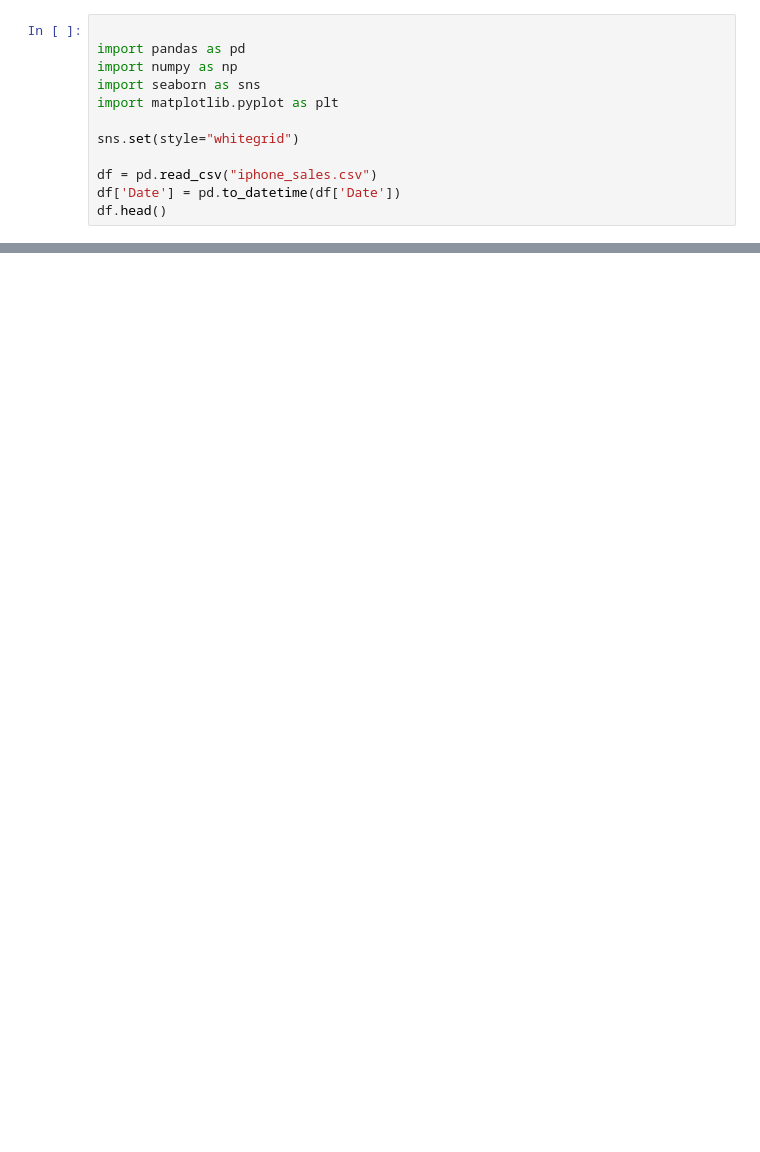
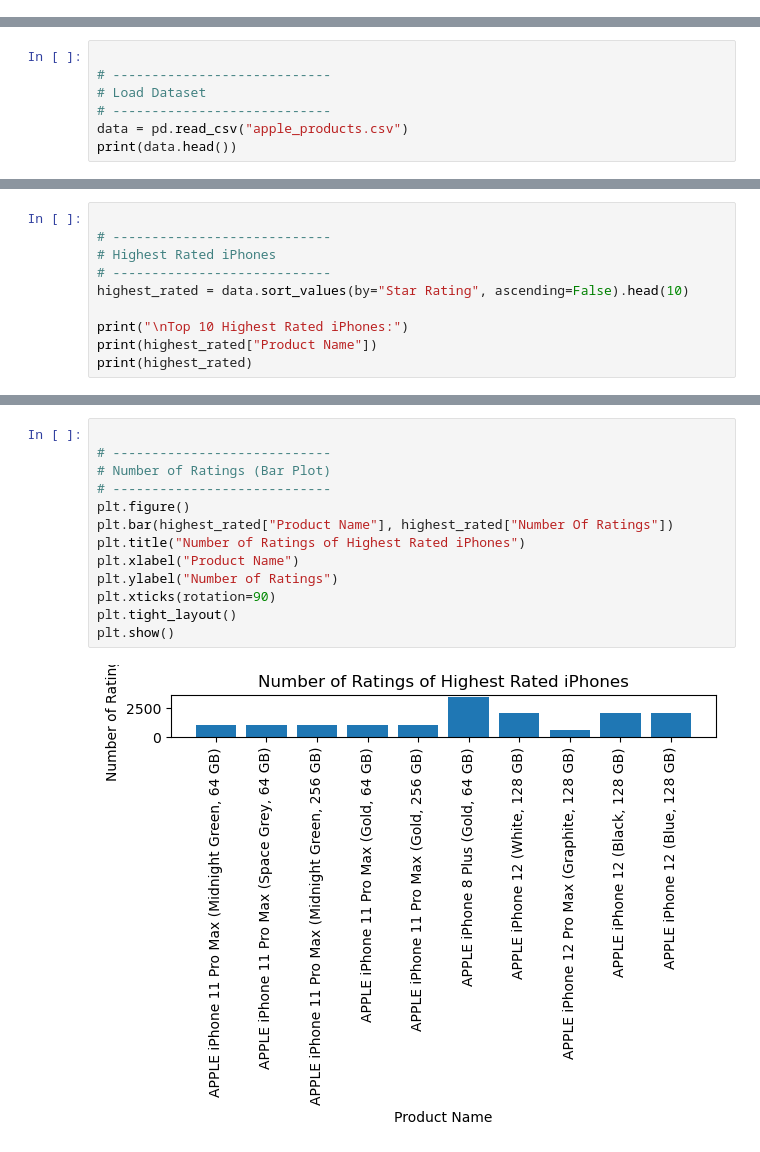
Before and after one commit to RishabhDhanola21/iPhone_Sale_Analysis, a Jupyter notebook: iPhone_Business_Insights.ipynb, the cells around one changed output, grey strips where cells are left out. Drawn from its saved outputs; the diff is of its cells as text; blank space fills up the shorter version.

```diff
--- a/iPhone_Business_Insights.ipynb
+++ b/iPhone_Business_Insights.ipynb
@@ -14,12 +0,0 @@ Dataset required: `iphone_sales.csv` (generated earlier).
-# %%
-
-import pandas as pd
-import numpy as np
-import seaborn as sns
-import matplotlib.pyplot as plt
-
-sns.set(style="whitegrid")
-
-df = pd.read_csv("iphone_sales.csv")
-df['Date'] = pd.to_datetime(df['Date'])
-df.head()
@@ -208,0 +6,7 @@ This is actionable business intelligence suitable for presentations, dashboards,
+# %%
+
+# ----------------------------
+# Load Dataset
+# ----------------------------
+data = pd.read_csv("apple_products.csv")
+print(data.head())
@@ -208,0 +80,10 @@ This is actionable business intelligence suitable for presentations, dashboards,
+# %%
+
+# ----------------------------
+# Highest Rated iPhones
+# ----------------------------
+highest_rated = data.sort_values(by="Star Rating", ascending=False).head(10)
+
+print("\nTop 10 Highest Rated iPhones:")
+print(highest_rated["Product Name"])
+print(highest_rated)
@@ -208,0 +108,15 @@ This is actionable business intelligence suitable for presentations, dashboards,
+# %%
+
+# ----------------------------
+# Number of Ratings (Bar Plot)
+# ----------------------------
+plt.figure()
+plt.bar(highest_rated["Product Name"], highest_rated["Number Of Ratings"])
+plt.title("Number of Ratings of Highest Rated iPhones")
+plt.xlabel("Product Name")
+plt.ylabel("Number of Ratings")
+plt.xticks(rotation=90)
+plt.tight_layout()
+plt.show()
+# %% [output]
+[figure, added]
```
Also changed, not shown: parts of 36 cells of this notebook, 2 other files.
